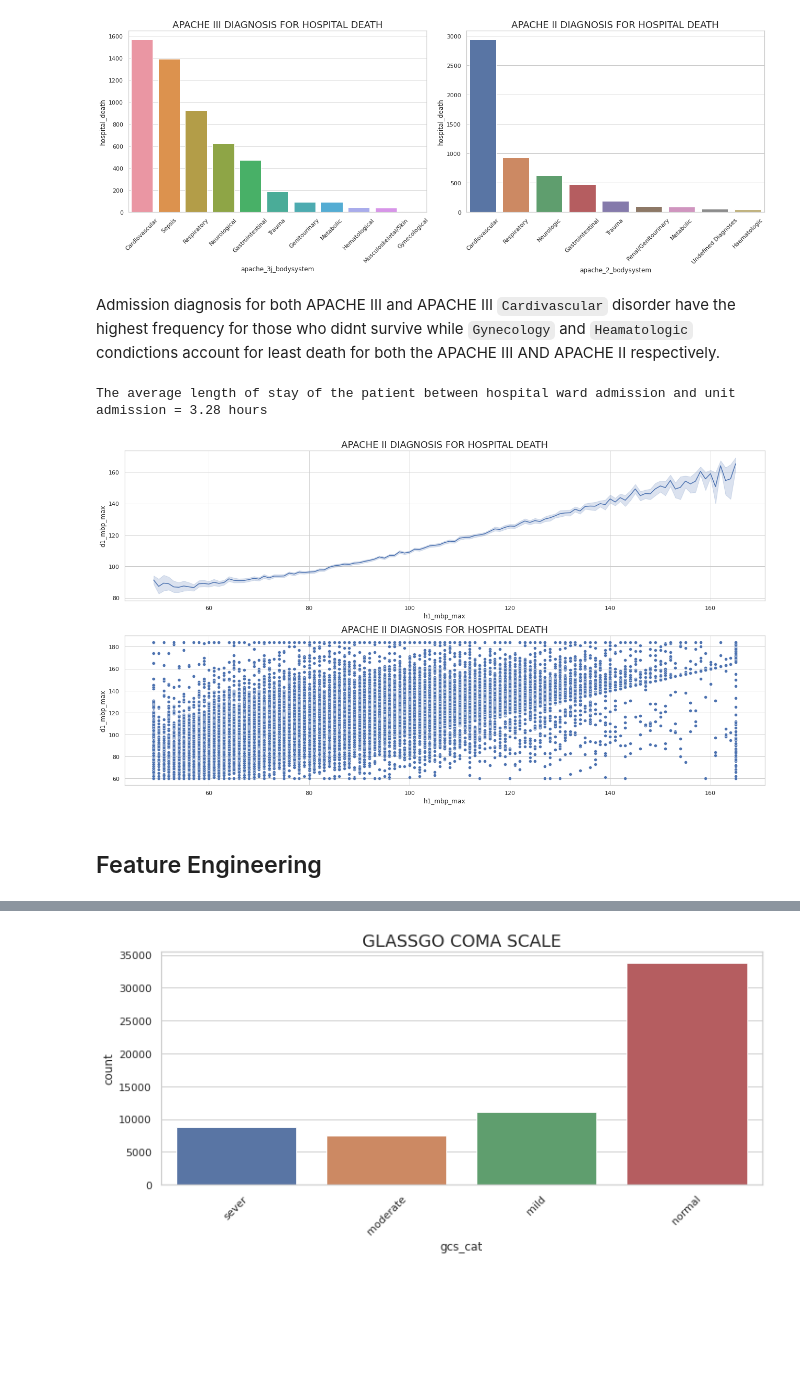
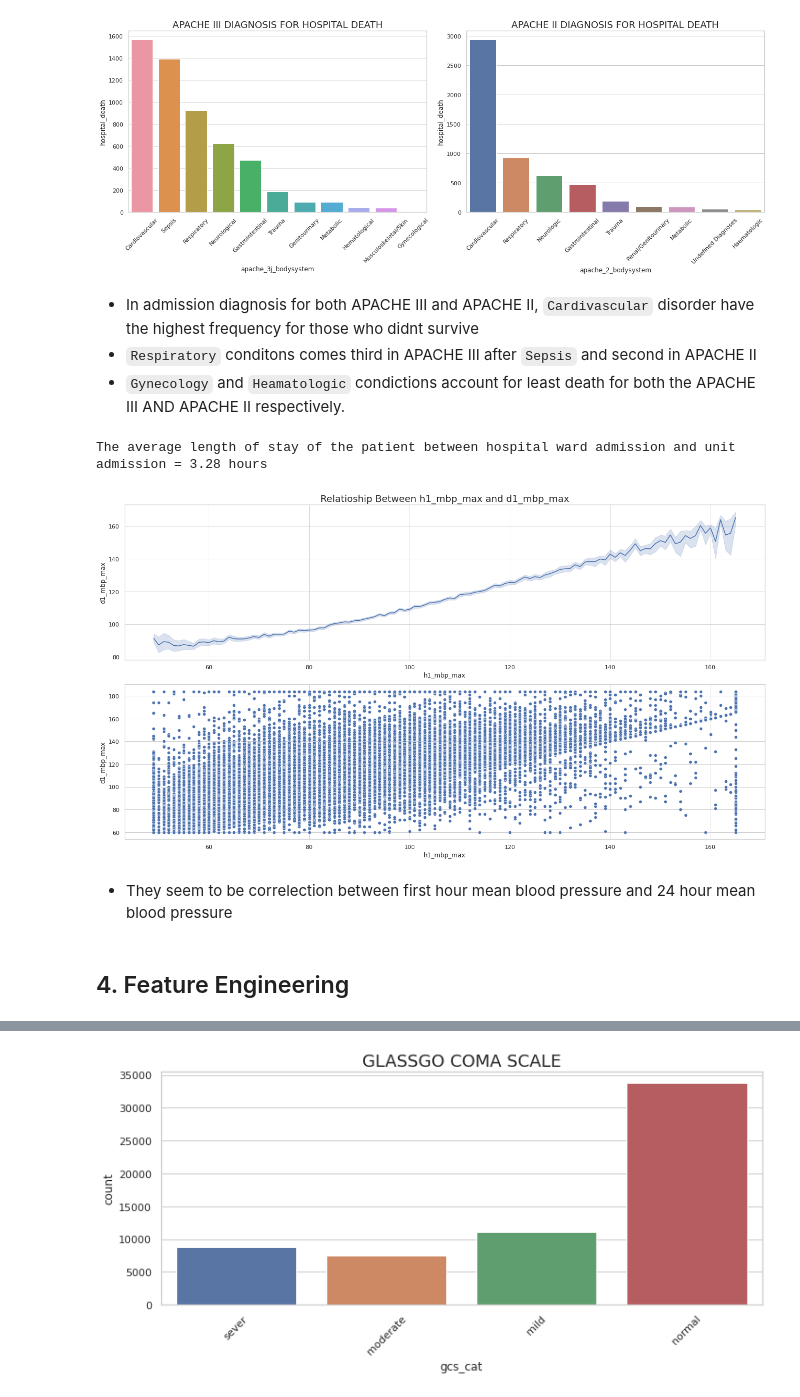
Before and after one commit to Sachimugu/ICU-survival, a Jupyter notebook: Notebook/1_Data_Wranglin_and_Analysis.ipynb, the cells around one changed output, grey strips where cells are left out. Drawn from its saved outputs; the diff is of its cells as text; code cells hidden in the pictures; blank space fills up the shorter version.

````diff
--- a/Notebook/1_Data_Wranglin_and_Analysis.ipynb
+++ b/Notebook/1_Data_Wranglin_and_Analysis.ipynb
@@ -115,6 +115,12 @@ for i in columns:
 columns=['age','bmi','height','weight','resprate_apache','map_apache','d1_diasbp_noninvasive_max']
 for i in columns:
     df[i]=df[i].fillna(round(df[i].mean())) #fill the nan in the above columns with columns mean
+# %%
+# CCU-CTICU Cardiac ICU CSICU CTICU all represent icu unit that takes care of heart related problems
+df['icu_type']=df['icu_type'].str.replace('C.*ICU','Cardiac ICU', regex=True)
+# %%
+# convert all rating_denominator greater than 10 to 10
+df['pre_icu_los_days']=df['pre_icu_los_days'].mask(df['pre_icu_los_days']<0, 0)
 # %%
 #drop nan values in the below subset
 df=df.dropna(subset=['ethnicity','gender','icu_admit_source','apache_2_diagnosis',
@@ -231,27 +249,31 @@ plt.tight_layout()
 # %% [output]
 [figure]
 # %% [markdown]
-Admission diagnosis for both APACHE III and  APACHE III ```Cardivascular``` disorder have the highest frequency for those who didnt survive while ```Gynecology``` and ```Heamatologic``` condictions account for least death for both the APACHE III AND APACHE II respectively.
+- In admission diagnosis for both APACHE III and  APACHE II, ```Cardivascular``` disorder have the highest frequency for those who didnt survive
+- ```Respiratory``` conditons  comes third in APACHE III after ```Sepsis``` and second in APACHE II
+- ```Gynecology``` and ```Heamatologic``` condictions account for least death for both the APACHE III AND APACHE II respectively.
 # %%
 #median is used here as the data is very tailed to the right  and the mean will be greatly affect by outliers
-stay=round(df['pre_icu_los_days'].median()*24, 2)
+df['pre_icu_los_days'] = df['pre_icu_los_days']*24 # converts to hours
+stay=round(df['pre_icu_los_days'].median(),2)
 print(f'The average length of stay of the patient between hospital ward admission and unit admission = {stay} hours')
 # %% [output]
 The average length of stay of the patient between hospital ward admission and unit admission = 3.28 hours
 # %%
 plt.figure(figsize=(18,10))
 ax1=plt.subplot(2, 1, 1)
 sns.lineplot(data=df, x=df['h1_mbp_max'], y=df['d1_mbp_max'], ax=ax1)
-plt.title('APACHE II DIAGNOSIS FOR HOSPITAL DEATH', fontsize=18)
+plt.title('Relatioship Between h1_mbp_max and d1_mbp_max', fontsize=18)
 ax2=plt.subplot(2, 1, 2)
 sns.scatterplot(data=df, x=df['h1_mbp_max'], y=df['d1_mbp_max'], ax=ax2)
-plt.title('APACHE II DIAGNOSIS FOR HOSPITAL DEATH', fontsize=18)
 plt.tight_layout();
 # %% [output]
-[figure, old version]
+[figure, new version]
+# %% [markdown]
+- They seem to be correlection between first hour mean blood pressure and 24 hour mean blood pressure
 # %% [markdown]
 <a name ="fe"></a>
-## Feature Engineering
+## 4. Feature Engineering
 # %% [markdown]
 
 > **Body Mass Index (BMI)** is a measurement of a person’s weight with respect to his or her height. It is more of an indicator than a direct measurement of a person’s total body fat.
````
Also changed, not shown: parts of 70 cells of this notebook, 10 other files.
